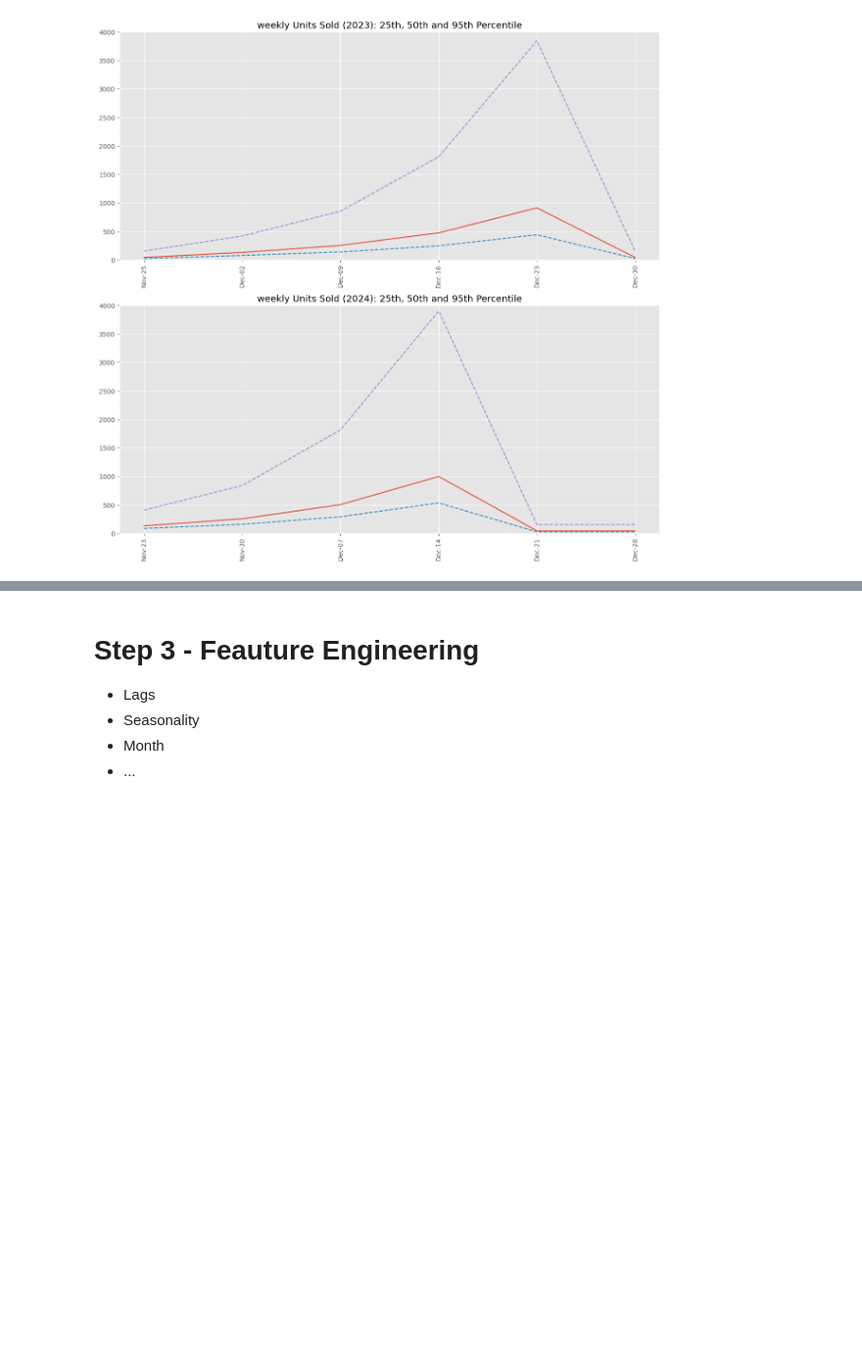
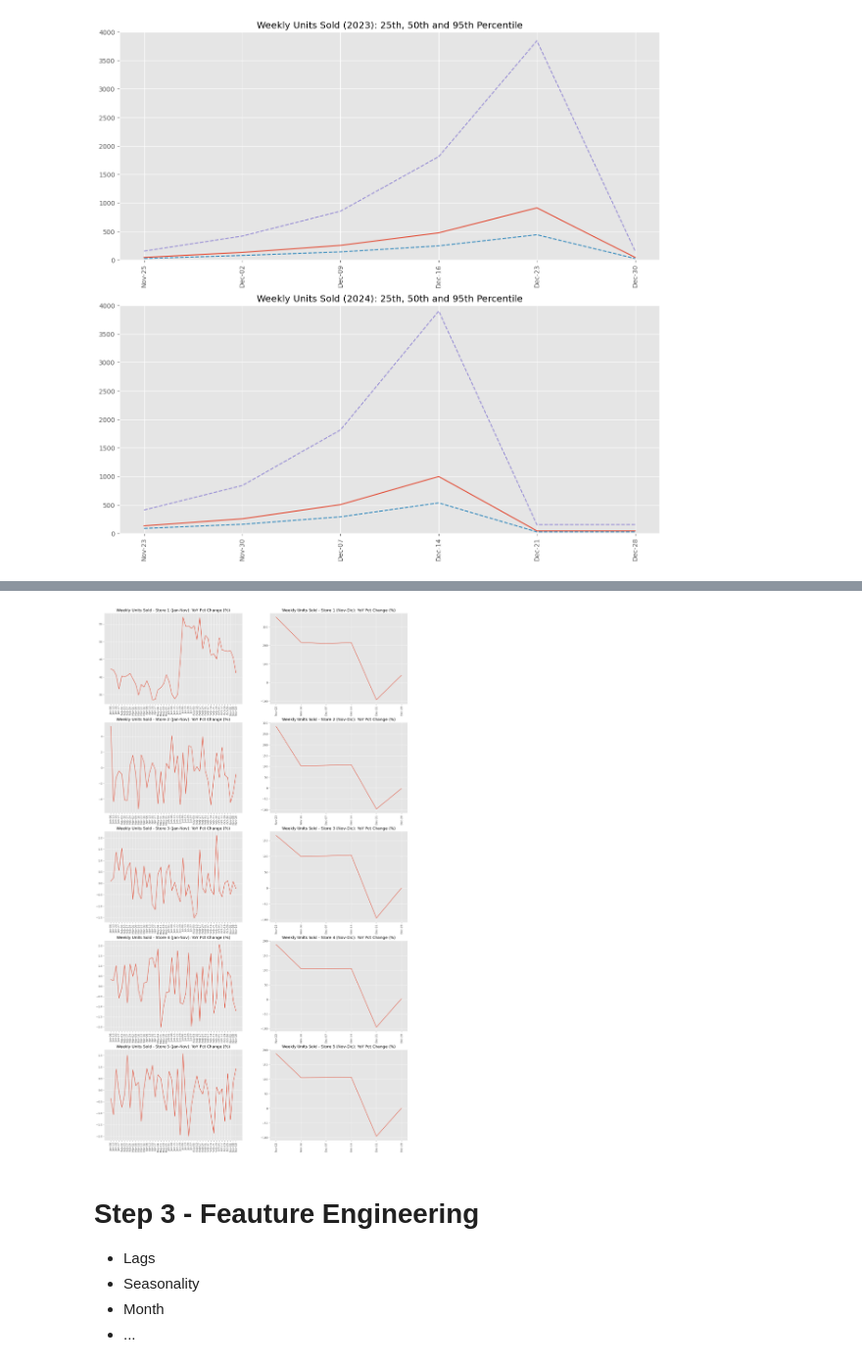
Before and after one commit to superpanditas/Quinio, a Jupyter notebook: [Forecasting_Units]_By_Stores_and_Items.ipynb, the cells around one changed output, grey strips where cells are left out. Shown at 98% size. Cells and saved outputs as stored; diff of their text form; code cells hidden in the pictures; blank space fills up the shorter version.

```diff
--- a/[Forecasting_Units]_By_Stores_and_Items.ipynb
+++ b/[Forecasting_Units]_By_Stores_and_Items.ipynb
@@ -241,3 +241,62 @@ plt.show()
+# %%
+weekly_stats_by_store_one = weekly_stats_by_store[weekly_stats_by_store['store'] == 'Store1']
+weekly_stats_by_store_two = weekly_stats_by_store[weekly_stats_by_store['store'] == 'Store2']
+weekly_stats_by_store_three = weekly_stats_by_store[weekly_stats_by_store['store'] == 'Store3']
+weekly_stats_by_store_four = weekly_stats_by_store[weekly_stats_by_store['store'] == 'Store4']
+weekly_stats_by_store_five = weekly_stats_by_store[weekly_stats_by_store['store'] == 'Store5']
+# %%
+# @title Weekly Units Sold By Store: YoY Pct Change (%)
+fig, ax = plt.subplots(5, 2, figsize=(20, 35))
+
+# ------- Store 1
+ax[0,0].set_title('Weekly Units Sold - Store 1 (Jan-Nov): YoY Pct Change (%)')
+ax[0,0].plot(weekly_stats_by_store_one['2024-01-01':'2024-11-18'].index.strftime('%b-%d'), weekly_stats_by_store_one['2024-01-01':'2024-11-18']['pct_change'])
+ax[0,0].tick_params(axis='x', rotation=90)
+# ax[0,0].set_ylim(0, 5)
+
+ax[0,1].set_title('Weekly Units Sold - Store 1 (Nov-Dic): YoY Pct Change (%)')
+ax[0,1].plot(weekly_stats_by_store_one['2024-11-18':'2024-12-31'].index.strftime('%b-%d'), weekly_stats_by_store_one['2024-11-18':'2024-12-31']['pct_change'])
+ax[0,1].tick_params(axis='x', rotation=90)
+
+# ------- Store 2
+ax[1,0].set_title('Weekly Units Sold - Store 2 (Jan-Nov): YoY Pct Change (%)')
+ax[1,0].plot(weekly_stats_by_store_two['2024-01-01':'2024-11-18'].index.strftime('%b-%d'), weekly_stats_by_store_two['2024-01-01':'2024-11-18']['pct_change'])
+ax[1,0].tick_params(axis='x', rotation=90)
+
+ax[1,1].set_title('Weekly Units Sold - Store 2 (Nov-Dic): YoY Pct Change (%)')
+ax[1,1].plot(weekly_stats_by_store_two['2024-11-18':'2024-12-31'].index.strftime('%b-%d'), weekly_stats_by_store_two['2024-11-18':'2024-12-31']['pct_change'])
+ax[1,1].tick_params(axis='x', rotation=90)
+
+# ------- Store 3
+ax[2,0].set_title('Weekly Units Sold - Store 3 (Jan-Nov): YoY Pct Change (%)')
+ax[2,0].plot(weekly_stats_by_store_three['2024-01-01':'2024-11-18'].index.strftime('%b-%d'), weekly_stats_by_store_three['2024-01-01':'2024-11-18']['pct_change'])
+ax[2,0].tick_params(axis='x', rotation=90)
+
+ax[2,1].set_title('Weekly Units Sold - Store 3 (Nov-Dic): YoY Pct Change (%)')
+ax[2,1].plot(weekly_stats_by_store_three['2024-11-18':'2024-12-31'].index.strftime('%b-%d'), weekly_stats_by_store_three['2024-11-18':'2024-12-31']['pct_change'])
+ax[2,1].tick_params(axis='x', rotation=90)
+
+# ------- Store 4
+ax[3,0].set_title('Weekly Units Sold - Store 4 (Jan-Nov): YoY Pct Change (%)')
+ax[3,0].plot(weekly_stats_by_store_four['2024-01-01':'2024-11-18'].index.strftime('%b-%d'), weekly_stats_by_store_four['2024-01-01':'2024-11-18']['pct_change'])
+ax[3,0].tick_params(axis='x', rotation=90)
+
+ax[3,1].set_title('Weekly Units Sold - Store 4 (Nov-Dic): YoY Pct Change (%)')
+ax[3,1].plot(weekly_stats_by_store_four['2024-11-18':'2024-12-31'].index.strftime('%b-%d'), weekly_stats_by_store_four['2024-11-18':'2024-12-31']['pct_change'])
+ax[3,1].tick_params(axis='x', rotation=90)
+
+# ------- Store 5
+ax[4,0].set_title('Weekly Units Sold - Store 5 (Jan-Nov): YoY Pct Change (%)')
+ax[4,0].plot(weekly_stats_by_store_five['2024-01-01':'2024-11-18'].index.strftime('%b-%d'), weekly_stats_by_store_five['2024-01-01':'2024-11-18']['pct_change'])
+ax[4,0].tick_params(axis='x', rotation=90)
+
+ax[4,1].set_title('Weekly Units Sold - Store 5 (Nov-Dic): YoY Pct Change (%)')
+ax[4,1].plot(weekly_stats_by_store_five['2024-11-18':'2024-12-31'].index.strftime('%b-%d'), weekly_stats_by_store_five['2024-11-18':'2024-12-31']['pct_change'])
+ax[4,1].tick_params(axis='x', rotation=90)
+
+plt.show()
+# %% [output]
+[figure, added]
 # %% [markdown]
 # Step 3 - Feauture Engineering
 
```
Also changed, not shown: parts of 13 cells of this notebook.
